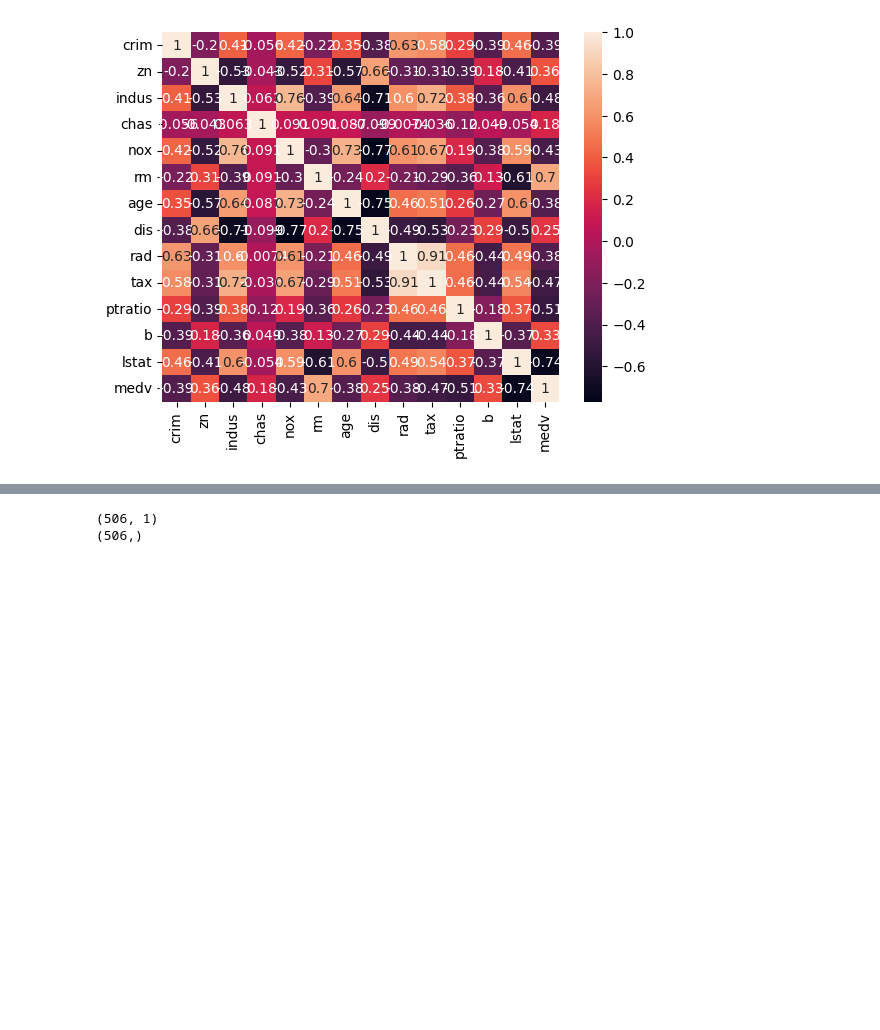
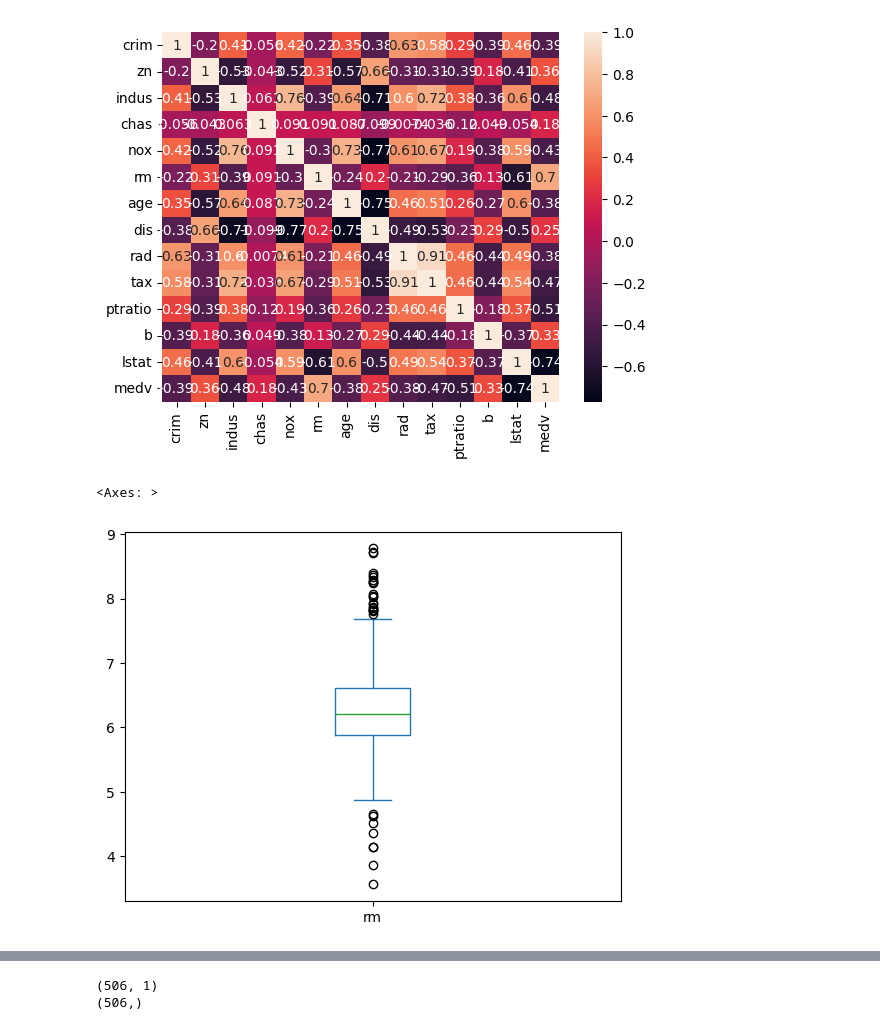
Before and after one commit to Touhidarz/DSBDA, a Jupyter notebook: LinearRegression.ipynb, the cells around one changed output, grey strips where cells are left out. Saved outputs shown, nothing was run; the diff lists cells and outputs as text; code cells hidden in the pictures; blank space fills up the shorter version.

```diff
--- a/LinearRegression.ipynb
+++ b/LinearRegression.ipynb
@@ -130,3 +130,8 @@ data.corr()
 map = sns.heatmap(data.corr(), annot=True)
 # %% [output]
 [figure]
+# %%
+data['rm'].plot(kind='box')
+# %% [output]
+<Axes: >
+[figure, added]
```
Also changed, not shown: parts of 3 cells of this notebook, 7 other files.
